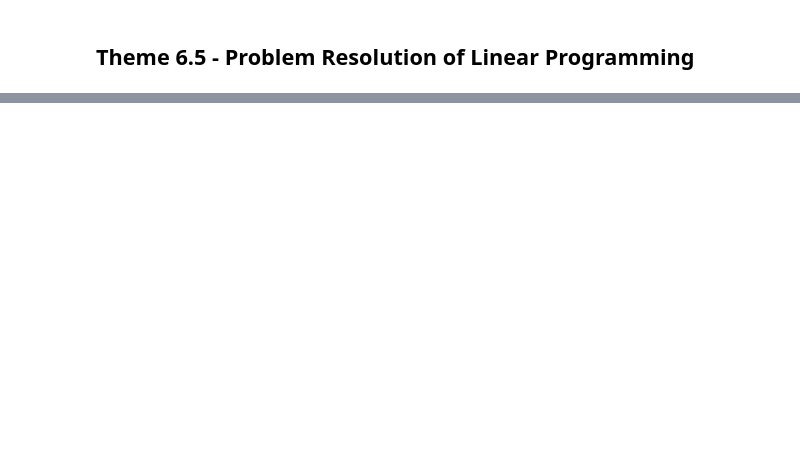
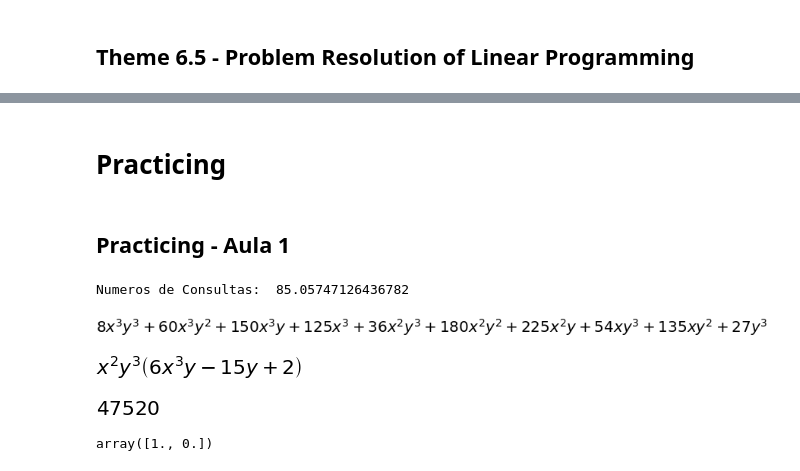
Before and after one commit to edilsonolegario/edilsonolegario, a Jupyter notebook: Ferramentas_Matemáticas_Aplicadas.ipynb, the cells around one changed output, grey strips where cells are left out. Saved outputs shown, nothing was run; the diff lists cells and outputs as text; code cells hidden in the pictures; blank space fills up the shorter version.

```diff
--- a/Ferramentas_Matemáticas_Aplicadas.ipynb
+++ b/Ferramentas_Matemáticas_Aplicadas.ipynb
@@ -1852,0 +2046,76 @@ Theme 6.2 - Interpolation - Exercise 3
+# %% [markdown]
+# Practicing
+# %% [markdown]
+## Practicing - Aula 1
+# %%
+"""
+1) Um médico cobra R#300,00 por consulta e paga 27,5% de imposto de renda. Tem um custo mensal fixo de R$11.500,00.
+Qual é o mínimo de consultas necessárias para que o lucro mensal sea de aproximadamente R$7.000,00?
+
+custo mensal fixo = R$11.500,00
+Preço por consulta = R$300,00
+Imposto por consulta = 27,5%
+lucro mensal = R$7.000,00
+
+Resolução:
+(11500+7000)/(300*(1-0.275))
+"""
+#Custo Mensal + Lucro / Preço da Consulta - Impostos
+
+CM = 11500
+L = 7000
+PC = (300*(1-0.275))
+Consultas = ((CM+L)/PC)
+print('Numeros de Consultas: ',Consultas)
+# %% [output]
+Numeros de Consultas:  85.05747126436782
+# %%
+"""
+2) Escreva a forma expandida da expressão (5x+3y+2xy)^3
+"""
+from sympy import*
+x,y=symbols("x y")
+init_printing()
+expand((5*x+3*y+2*x*y)**3)
+# %% [output]
+[figure, added]
+# %%
+"""
+3) Fatore a expressão 2x^2y^3+6x^5y^4-15x^2y^4
+"""
+from sympy import*
+x,y=symbols("x y")
+init_printing()
+factor(2*x**2*y**3+6*x**5*y**4-15*x**2*y**4)
+# %% [output]
+[figure, added]
+# %%
+"""
+4) Uma industria de carne congelada realizou um estudo e chegou a conclusão de que o
+lucro mensal p(x) é dado em função do preço x do quilo da carne congelada e essa relação
+é descrita pelo polinomio p(x)=-120x^2+4800x
+
+Qual é o lucro mensal quando o preço de venda do quilo da carne congelada é igual a R$22,00?
+"""
+from sympy import*
+x,p=symbols("x p")
+p=-120*x**2+4800*x
+p.subs(x,22)
+# %% [output]
+[figure, added]
+# %%
+"""
+5) Um programador precisa definir alguns detalhes em relação ao movimento de uma lata animada computacionalmente.
+Na cena, a lata inicialmente está no solo, mas é atingida e realiza um movimento parabólico.
+O movimento dessa lata é descrito pela expressã quadratica y=-0,8x^2+0,8x. Sabendo que o ponto inicial da lata esta no
+ponto (0,0) quais são as coordenadas do ponto P onde a lata toca novamente o solo?
+
+Expressã Quadratica = y=-0,8x^2+0,8x
+Ponto = (0,0)
+"""
+import numpy as np
+coef=(-0.8,0.8,0)
+np.roots(coef)
+# Coordenadas (1,0) = (x,y)
+# %% [output]
+array([1., 0.])
```
Also changed, not shown: parts of 22 cells of this notebook.
